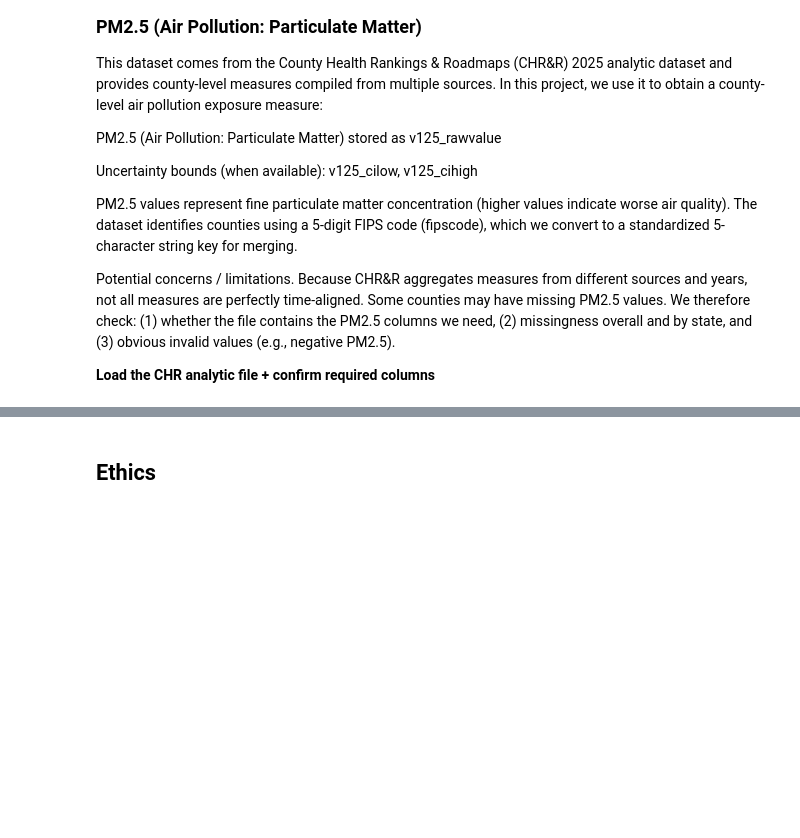
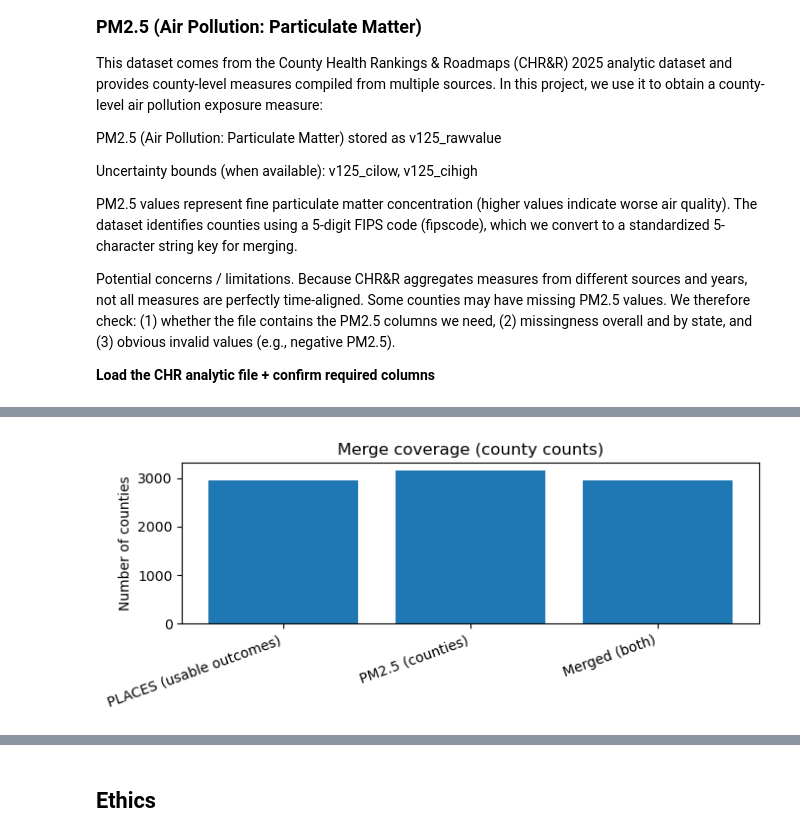
Before and after one commit to COGS108/Group142_WI26, a Jupyter notebook: 01-DataCheckpoint.ipynb, the cells around one changed output, grey strips where cells are left out. Saved outputs shown, nothing was run; the diff lists cells and outputs as text; code cells hidden in the pictures; blank space fills up the shorter version.

```diff
--- a/01-DataCheckpoint.ipynb
+++ b/01-DataCheckpoint.ipynb
@@ -378,0 +598,15 @@ AssertionError: Missing required columns ['fipscode', 'v125_rawvalue', 'v125_cil
+# %%
+# Ensure we have a common merge key in PLACES
+if "fips" not in places.columns:
+    places["LocationID"] = places["LocationID"].astype("string").str.strip().str.zfill(5)
+    places["fips"] = places["LocationID"]
+
+outcome_cols = ["copd", "asthma", "smoking"]
+all_outcomes_missing = places[outcome_cols].isna().all(axis=1)
+
+print("Counties missing ALL outcomes:", all_outcomes_missing.sum())
+
+# FIX: keep rows where NOT(all outcomes missing)
+places_model = places.loc[~all_outcomes_missing].copy()
+
+print("Counties kept for modeling:", places_model["fips"].nunique())
@@ -378,0 +620,16 @@ AssertionError: Missing required columns ['fipscode', 'v125_rawvalue', 'v125_cil
+# %%
+# Ensure pm25 has the exposure column
+assert "pm25" in pm25.columns, f"Expected 'pm25' in PM2.5 dataset. Columns: {pm25.columns.tolist()}"
+
+merged = places_model.merge(pm25[["fips","pm25"]], on="fips", how="inner")
+
+n_places = places_model["fips"].nunique()
+n_pm25   = pm25["fips"].nunique()
+n_merged = merged["fips"].nunique()
+
+print("Unique counties — PLACES (usable):", n_places)
+print("Unique counties — PM2.5:", n_pm25)
+print("Unique counties — merged (both):", n_merged)
+print(f"Match rate (PLACES -> PM2.5): {n_merged / n_places:.3%}")
+
+merged.head()
@@ -378,0 +653,16 @@ AssertionError: Missing required columns ['fipscode', 'v125_rawvalue', 'v125_cil
+# %%
+counts = {
+    "PLACES (usable outcomes)": n_places,
+    "PM2.5 (counties)": n_pm25,
+    "Merged (both)": n_merged
+}
+
+plt.figure(figsize=(7,3))
+plt.bar(list(counts.keys()), list(counts.values()))
+plt.title("Merge coverage (county counts)")
+plt.ylabel("Number of counties")
+plt.xticks(rotation=20, ha="right")
+plt.tight_layout()
+plt.show()
+# %% [output]
+[figure, added]
```
Also changed, not shown: parts of 30 cells of this notebook.
